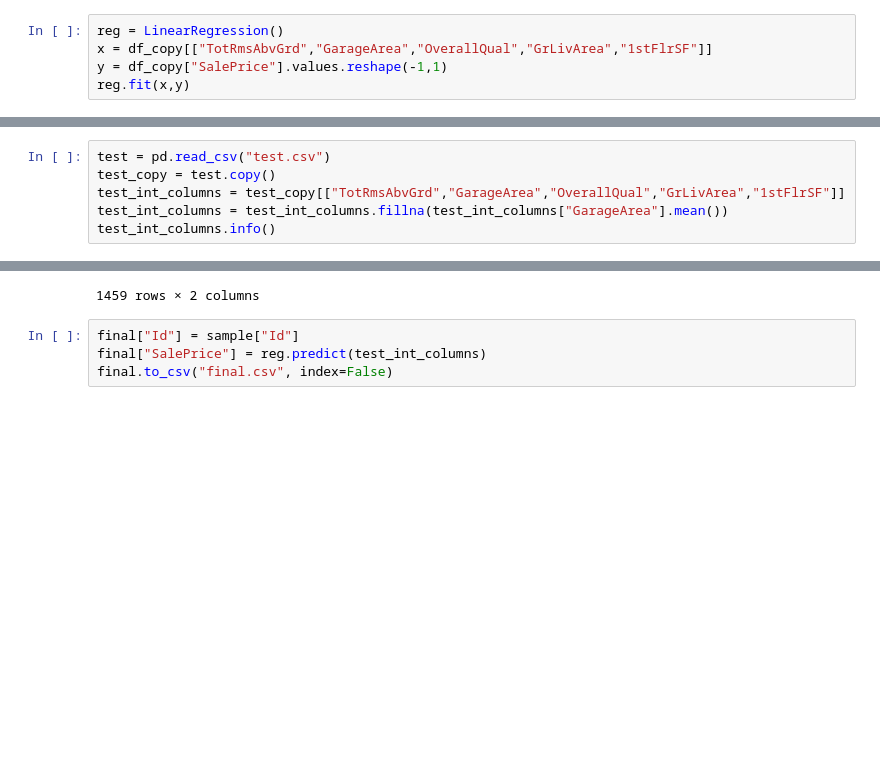
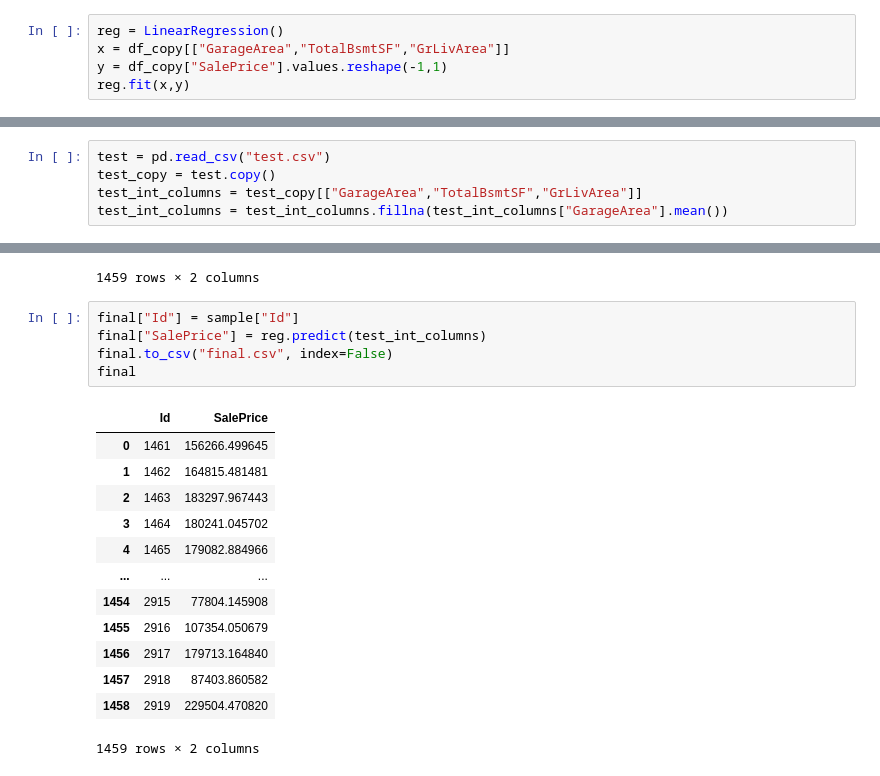
Before and after one commit to Kyotun/ML_AI, a Jupyter notebook: bc_ml/linear_regression.ipynb, the cells around one changed output, grey strips where cells are left out. Saved outputs shown, nothing was run; the diff lists cells and outputs as text; blank space fills up the shorter version.

```diff
--- a/bc_ml/linear_regression.ipynb
+++ b/bc_ml/linear_regression.ipynb
@@ -39,6 +41,6 @@ df_test.corr()
 # %%
 reg = LinearRegression()
-x = df_copy[["TotRmsAbvGrd","GarageArea","OverallQual","GrLivArea","1stFlrSF"]]
+x = df_copy[["GarageArea","TotalBsmtSF","GrLivArea"]]
 y = df_copy["SalePrice"].values.reshape(-1,1)
 reg.fit(x,y)
 # %% [output]
@@ -50,6 +52,5 @@ reg.score(x,y)
 # %%
 test = pd.read_csv("test.csv")
 test_copy = test.copy()
-test_int_columns = test_copy[["TotRmsAbvGrd","GarageArea","OverallQual","GrLivArea","1stFlrSF"]]
+test_int_columns = test_copy[["GarageArea","TotalBsmtSF","GrLivArea"]]
 test_int_columns = test_int_columns.fillna(test_int_columns["GarageArea"].mean())
-test_int_columns.info()
@@ -86,4 +74,19 @@ sample
 # %%
 final["Id"] = sample["Id"]
 final["SalePrice"] = reg.predict(test_int_columns)
 final.to_csv("final.csv", index=False)
+final
+# %% [output]
+|  | Id | SalePrice |
+| 0 | 1461 | 156266.499645 |
+| 1 | 1462 | 164815.481481 |
+| 2 | 1463 | 183297.967443 |
+| 3 | 1464 | 180241.045702 |
+| 4 | 1465 | 179082.884966 |
+| ... | ... | ... |
+| 1454 | 2915 | 77804.145908 |
+| 1455 | 2916 | 107354.050679 |
+| 1456 | 2917 | 179713.164840 |
+| 1457 | 2918 | 87403.860582 |
+| 1458 | 2919 | 229504.470820 |
+1459 rows × 2 columns
```
Also changed, not shown: parts of 5 cells of this notebook, 3 other files.
